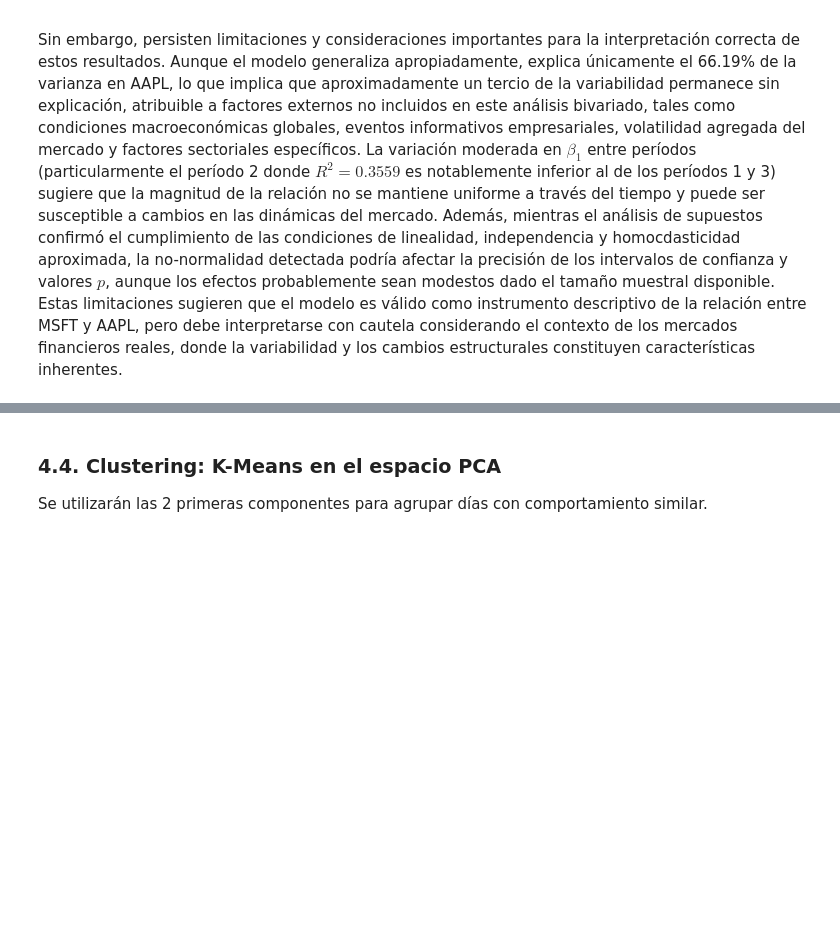
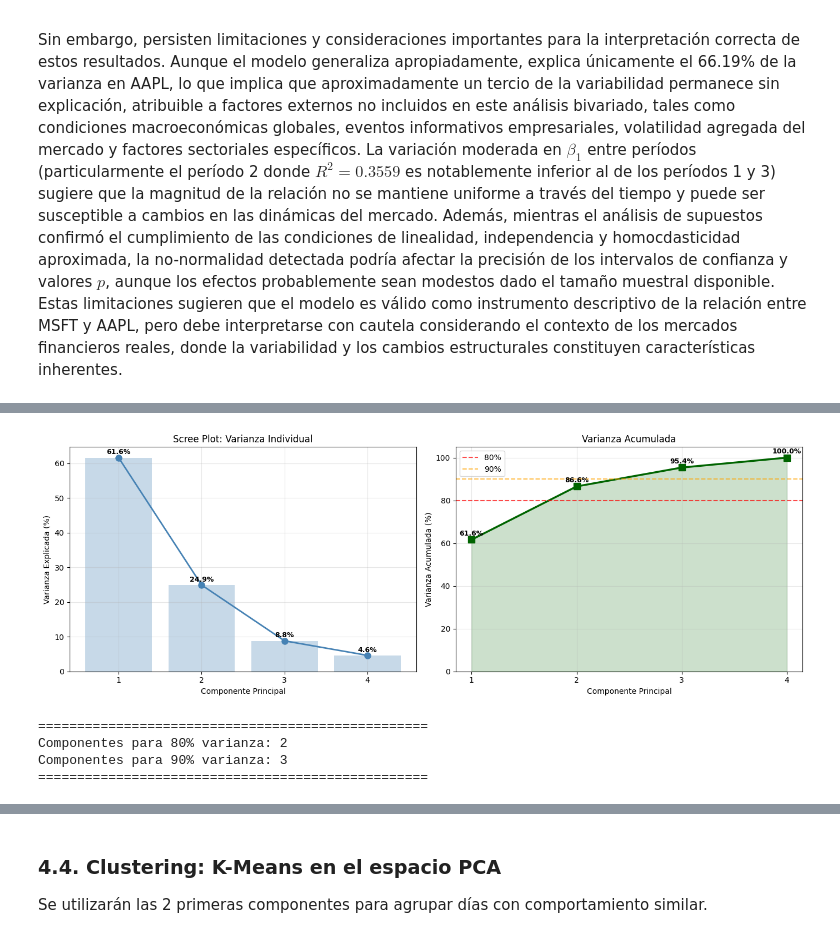
Before and after one commit to JuanCMath/Quantitative-Analysis-of-Financial-Markets, a Jupyter notebook: notebook/Notebook.ipynb, the cells around one changed output, grey strips where cells are left out. Drawn from its saved outputs; the diff is of its cells as text; code cells hidden in the pictures; blank space fills up the shorter version.

```diff
--- a/notebook/Notebook.ipynb
+++ b/notebook/Notebook.ipynb
@@ -1359,3 +1448,50 @@ plt.show()
+# %%
+explained_var = pca.explained_variance_ratio_
+cumsum_var = np.cumsum(explained_var)
+
+fig, (ax1, ax2) = plt.subplots(1, 2, figsize=(14, 5))
+
+# Varianza individual
+components = np.arange(1, len(explained_var) + 1)
+ax1.plot(components, explained_var * 100, 'o-', linewidth=2, markersize=8, color='steelblue')
+ax1.bar(components, explained_var * 100, alpha=0.3, color='steelblue')
+ax1.set_xlabel('Componente Principal')
+ax1.set_ylabel('Varianza Explicada (%)')
+ax1.set_title('Scree Plot: Varianza Individual')
+ax1.grid(True, alpha=0.3)
+ax1.set_xticks(components)
+for i, v in enumerate(explained_var * 100):
+    ax1.text(i + 1, v + 1, f'{v:.1f}%', ha='center', fontsize=9, fontweight='bold')
+
+# Varianza acumulada
+ax2.plot(components, cumsum_var * 100, 's-', linewidth=2.5, markersize=8, color='darkgreen')
+ax2.axhline(y=80, color='red', linestyle='--', linewidth=1.5, alpha=0.7, label='80%')
+ax2.axhline(y=90, color='orange', linestyle='--', linewidth=1.5, alpha=0.7, label='90%')
+ax2.fill_between(components, cumsum_var * 100, alpha=0.2, color='darkgreen')
+ax2.set_xlabel('Componente Principal')
+ax2.set_ylabel('Varianza Acumulada (%)')
+ax2.set_title('Varianza Acumulada')
+ax2.set_ylim(0, 105)
+ax2.grid(True, alpha=0.3)
+ax2.legend()
+ax2.set_xticks(components)
+for i, v in enumerate(cumsum_var * 100):
+    ax2.text(i + 1, v + 2, f'{v:.1f}%', ha='center', fontsize=9, fontweight='bold')
+
+plt.tight_layout()
+plt.show()
+
+# Recomendación
+n_80 = np.argmax(cumsum_var >= 0.80) + 1
+n_90 = np.argmax(cumsum_var >= 0.90) + 1
+print(f"Componentes para 80% varianza: {n_80}")
+print(f"Componentes para 90% varianza: {n_90}")
+# %% [output]
+[figure, added]
+==================================================
+Componentes para 80% varianza: 2
+Componentes para 90% varianza: 3
+==================================================
 # %%
 # Visualización 2D (PC1 vs PC2)
 if Z.shape[1] >= 2:
```
Also changed, not shown: parts of 14 cells of this notebook.
